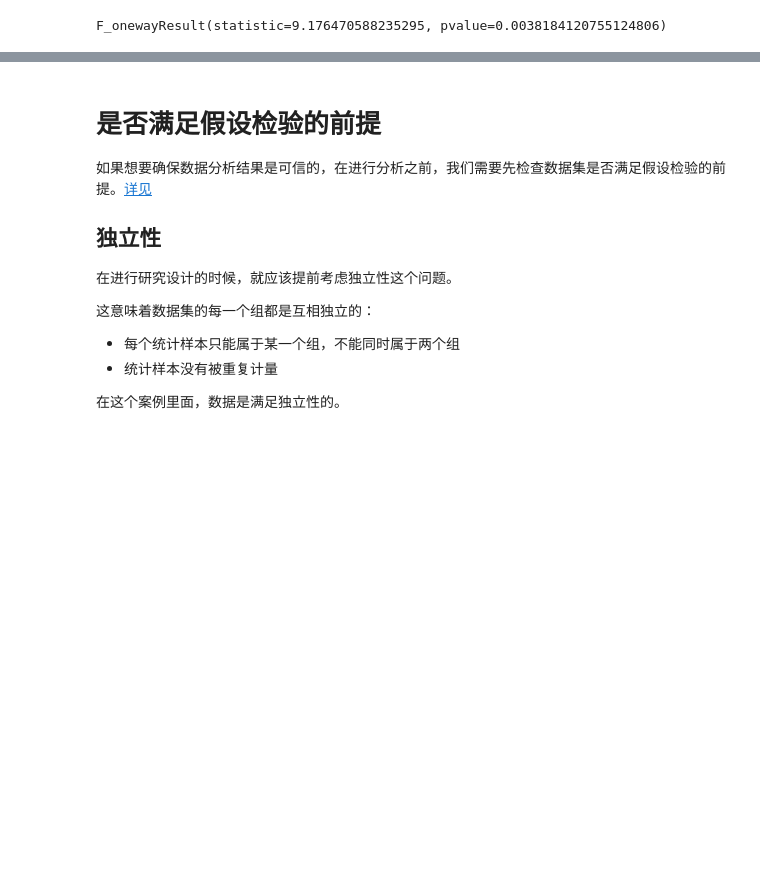
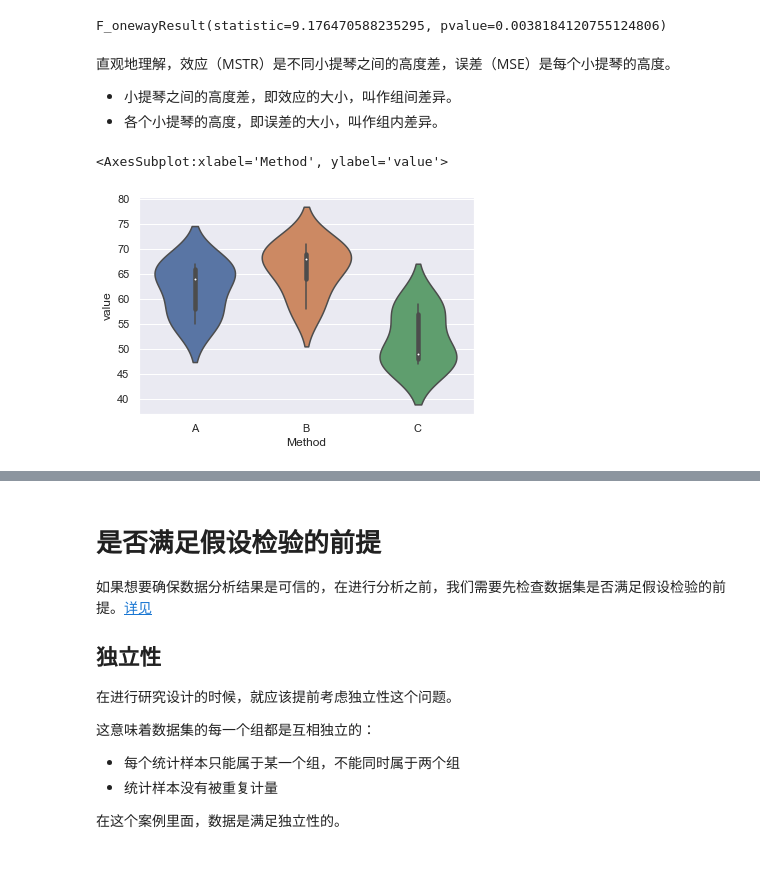
Before and after one commit to StephenehpetS/Statistics_For_Business_and_Economics_13th_Edition, a Jupyter notebook: 13 实验设计与方差分析.ipynb, the cells around one changed output, grey strips where cells are left out. Saved outputs shown, nothing was run; the diff lists cells and outputs as text; code cells hidden in the pictures; blank space fills up the shorter version.

```diff
--- a/13 实验设计与方差分析.ipynb
+++ b/13 实验设计与方差分析.ipynb
@@ -312,6 +342,15 @@ $$F = \frac{MSTR}{MSE}$$
 f_oneway(chemitech['Method A'], chemitech['Method B'], chemitech['Method C'])
 # %% [output]
 F_onewayResult(statistic=9.176470588235295, pvalue=0.0038184120755124806)
+# %% [markdown]
+直观地理解，效应（MSTR）是不同小提琴之间的高度差，误差（MSE）是每个小提琴的高度。
+- 小提琴之间的高度差，即效应的大小，叫作组间差异。
+- 各个小提琴的高度，即误差的大小，叫作组内差异。
+# %%
+sns.violinplot(x = "Method",y = "value", data = chemitechcleaned)
+# %% [output]
+<AxesSubplot:xlabel='Method', ylabel='value'>
+[figure, added]
 # %% [markdown]
 由于 `scipy` 提供的统计信息有限，如果你想要了解更多的统计量，可以使用 `statsmodels` 的方差分析函数，[参考](https://www.pythonfordatascience.org/anova-python/)
 
```
Also changed, not shown: parts of 107 cells of this notebook, 24 other files.
